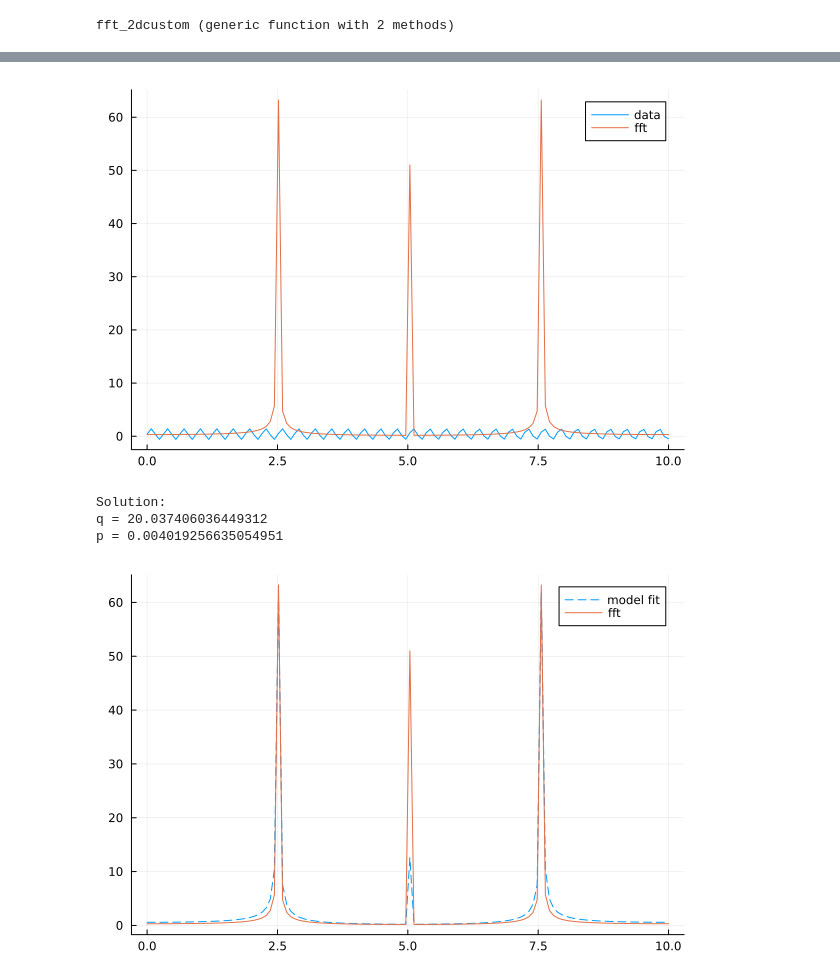
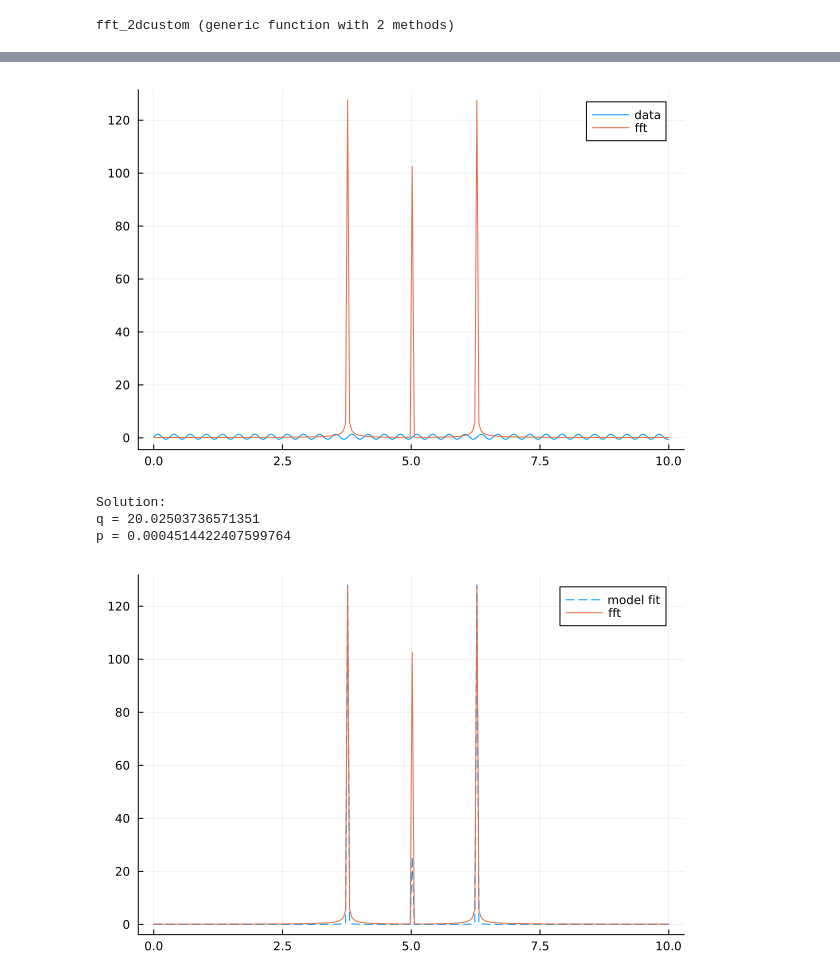
Before and after one commit to puentnic/julia_functions, a Jupyter notebook: fft.ipynb, the cells around one changed output, grey strips where cells are left out. Saved outputs shown, nothing was run; the diff lists cells and outputs as text; code cells hidden in the pictures.

```diff
--- a/fft.ipynb
+++ b/fft.ipynb
@@ -247,23 +263,23 @@ function (pv::MinimizingFunc)(m, b)
     return obj
 end
 # %%
-N = 2^7
+N = 2^8
 amk = Array{Any}(undef, N)
 z::Vector{Float64} = LinRange(0, 10, N)
 m = 20
 b = 0.4
 # x = 0:0.1:10
 noise = randn(length(z))
 y = @. sin(m*z) + b
 y_fft = abs.(fftshift(fft(y)))
 
 
 
 
 plot(z, y, label="data")
 plot!(z, y_fft, label="fft")
 # %% [output]
-[figure, old version]
+[figure, new version]
 # %%
 model = Model(Ipopt.Optimizer)
 set_silent(model)
@@ -290,6 +306,6 @@ plot(z, model_fit_fft, label="model fit", linestyle=:dash)
 plot!(z, y_fft, label="fft")
 # %% [output]
 Solution:
-q = 20.037406036449312
-p = 0.004019256635054951
+q = 20.02503736571351
+p = 0.0004514422407599764
-[figure, old version]
+[figure, new version]
```
Also changed, not shown: parts of 7 cells of this notebook, 3 other files.
